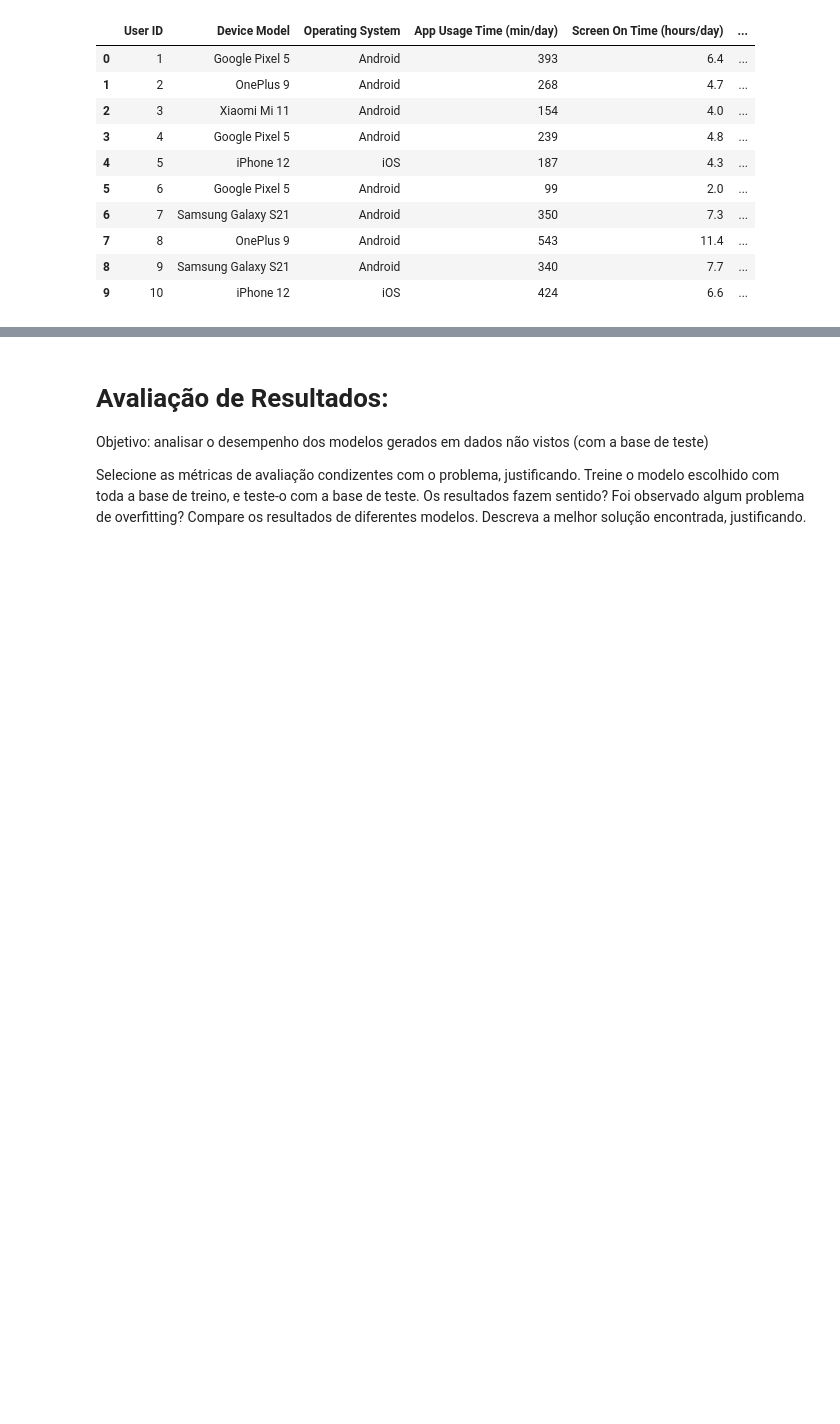
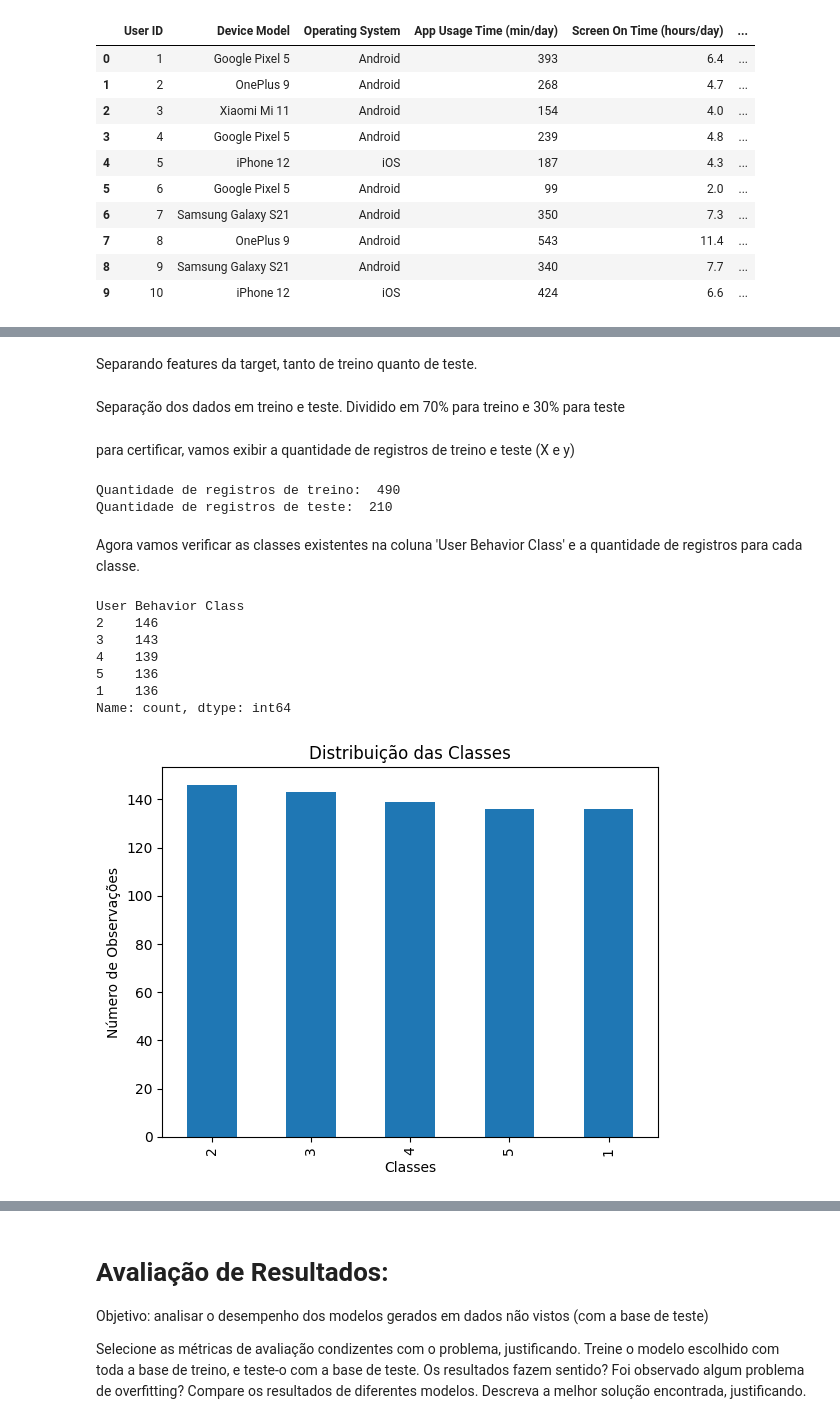
Before and after one commit to LFelipes91/MVP-Machine_Learning_-_Analytics, a Jupyter notebook: MVP_Machine_Learning_&_Analytics_Luiz_Felipe_Silva.ipynb, the cells around one changed output, grey strips where cells are left out. Saved outputs shown, nothing was run; the diff lists cells and outputs as text; code cells hidden in the pictures; blank space fills up the shorter version.

```diff
--- a/MVP_Machine_Learning_&_Analytics_Luiz_Felipe_Silva.ipynb
+++ b/MVP_Machine_Learning_&_Analytics_Luiz_Felipe_Silva.ipynb
@@ -79,13 +89,9 @@ from sklearn.svm import SVC # algoritmo SVM
 dataset = 'https://raw.githubusercontent.com/LFelipes91/MVP-Machine_Learning_-_Analytics/refs/heads/main/user_behavior_dataset.csv'
 
 # importando dataset "user_behavior_dataset"
-dados = pd.read_csv(dataset, delimiter = ',')
+dadosOriginais = pd.read_csv(dataset, delimiter = ',')
 
-#wine = load_wine()
-#dataset = pd.DataFrame(wine.data, columns=wine.feature_names) # conversão para dataframe
-#dataset['target'] = wine.target # adição da coluna target
-
-dados.head(10)
+dadosOriginais.head(10)
 # %% [output]
 |  | User ID | Device Model | Operating System | App Usage Time (min/day) | Screen On Time (hours/day) | ... |
 | 0 | 1 | Google Pixel 5 | Android | 393 | 6.4 | ... |
@@ -118,0 +163,2 @@ Refine a quantidade de atributos disponíveis, realizando o processo de feature
+# %% [markdown]
+Separando features da target, tanto de treino quanto de teste.
@@ -118,0 +168,2 @@ Refine a quantidade de atributos disponíveis, realizando o processo de feature
+# %% [markdown]
+Separação dos dados em treino e teste. Dividido em 70% para treino e 30% para teste
@@ -118,0 +172,31 @@ Refine a quantidade de atributos disponíveis, realizando o processo de feature
+# %% [markdown]
+para certificar, vamos exibir a quantidade de registros de treino e teste (X e y)
+# %%
+print("Quantidade de registros de treino: ", x_train.shape[0])
+
+print("Quantidade de registros de teste: ", x_test.shape[0])
+# %% [output]
+Quantidade de registros de treino:  490
+Quantidade de registros de teste:  210
+# %% [markdown]
+Agora vamos verificar as classes existentes na coluna 'User Behavior Class' e a quantidade de registros para cada classe.
+# %%
+# Contagem das classes na coluna 'User Behavior Class'
+classe = dadosOriginais['User Behavior Class'].value_counts()
+print(classe)
+
+# Plotando a distribuição das classes
+dadosOriginais['User Behavior Class'].value_counts().plot(kind='bar')
+plt.title('Distribuição das Classes')
+plt.xlabel('Classes')
+plt.ylabel('Número de Observações')
+plt.show()
+# %% [output]
+User Behavior Class
+2    146
+3    143
+4    139
+5    136
+1    136
+Name: count, dtype: int64
+[figure, added]
```
Also changed, not shown: parts of 27 cells of this notebook.
